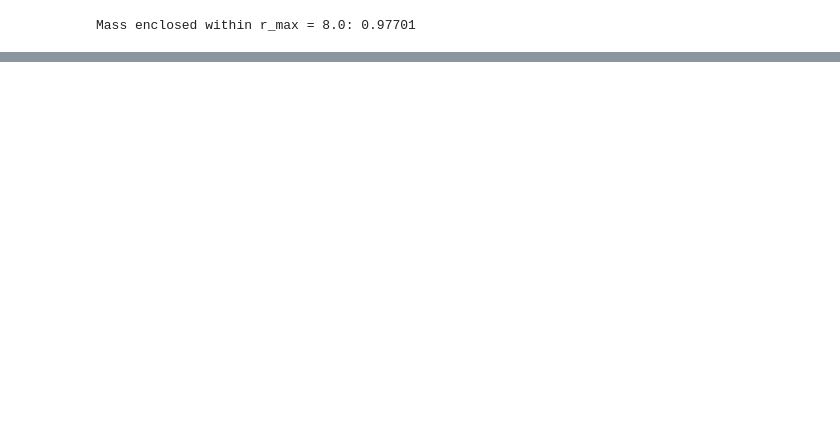
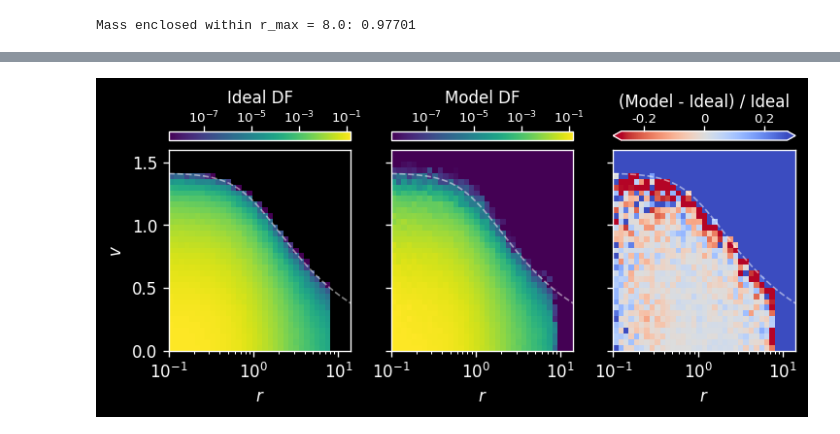
Before and after one commit to gregreen/deep-potential, a Jupyter notebook: scripts/plummer/plummer_sphere_selfn.ipynb, the cells around one changed output, grey strips where cells are left out. Saved outputs shown, nothing was run; the diff lists cells and outputs as text; code cells hidden in the pictures; blank space fills up the shorter version.

```diff
--- a/scripts/plummer/plummer_sphere_selfn.ipynb
+++ b/scripts/plummer/plummer_sphere_selfn.ipynb
@@ -1201,0 +1259,6 @@ array([[ 0.88797769,  0.88858926,  0.88897048,  0.88919491,  0.88897991,
+# %%
+import equinox as eqx
+
+@eqx.filter_jit
+def flow_lnp(eta):
+    return flow_model.log_prob(eta)
@@ -1201,0 +1406,70 @@ array([[ 0.88797769,  0.88858926,  0.88897048,  0.88919491,  0.88897991,
+# %%
+# Reshape back to (n_r_bins, n_v_bins, n_samp_per_bin) and average over samples
+s = grid_shape + (n_samp_per_bin,)
+n_flow.shape = s
+n_ideal.shape = s
+n_flow = np.mean(n_flow, axis=-1)
+n_ideal = np.mean(n_ideal, axis=-1)
+# %%
+from matplotlib.colors import SymLogNorm
+
+# Plot number density in (r,v) space.
+# Use pcolor to deal with log spacing of r bins.
+fig,ax_arr = plt.subplots(1, 3, figsize=(6,2.8), constrained_layout=True)
+
+vmin,vmax = np.percentile(n_ideal[n_ideal > 0], 1.), np.max(n_ideal)
+kw = dict(
+    cmap='viridis',
+    norm=LogNorm(vmin=vmin, vmax=vmax)
+)
+
+# Ideal DF
+ax = ax_arr[0]
+im = ax.pcolormesh(r_bins, v_bins, n_ideal.T, **kw)
+cbar = fig.colorbar(im, ax=ax, location='top', label='Ideal DF')
+cbar.ax.tick_params(labelsize=8, pad=0)
+ax.set_ylabel('$v$')
+
+# Model DF
+ax = ax_arr[1]
+im = ax.pcolormesh(r_bins, v_bins, n_flow.T, **kw)
+cbar = fig.colorbar(im, ax=ax, location='top', label='Model DF')
+cbar.ax.tick_params(labelsize=8, pad=0)
+ax.set_yticklabels([])
+
+# Difference
+ax = ax_arr[2]
+# img = 2 * (n_flow - n_ideal) / (n_flow+n_ideal)
+img = ((n_flow - n_ideal)/(n_ideal+1e-100))
+# img = np.asinh(n_ideal/n_flow - 1)
+vmax = 2*np.nanpercentile(np.abs(img), 50.)
+kw['cmap'] = 'coolwarm_r'
+kw['norm'] = CenteredNorm(halfrange=vmax)
+# kw['norm'] = SymLogNorm(linthresh=vmax, linscale=1000, vmin=-10*vmax, vmax=10*vmax)
+im = ax.pcolormesh(r_bins, v_bins, img.T, **kw)
+cbar = fig.colorbar(
+    im, ax=ax,
+    location='top',
+    label='(Model - Ideal) / Ideal',
+    extend='both'
+)
+cbar.ax.tick_params(labelsize=8, pad=0)
+from matplotlib.ticker import FuncFormatter
+cbar.formatter = FuncFormatter(lambda x, _: f'{x:.1g}')
+cbar.update_ticks()
+ax.set_yticklabels([])
+
+# Plot escape velocity curve on each axis
+r_plot = np.logspace(np.log10(r_bins[0]), np.log10(r_bins[-1]), 256)
+v_esc = np.sqrt(-2*dist_fn.phi(r_plot))
+for ax in ax_arr:
+    ax.set_xscale('log')
+    ax.set_xlim(r_bins[0], r_bins[-1])
+    ax.set_ylim(v_bins[0], v_bins[-1])
+    ax.set_aspect('auto')
+    ax.set_xlabel('$r$')
+    ax.plot(r_plot, v_esc, 'w--', lw=1, alpha=0.5)
+
+plt.show()
+# %% [output]
+[figure, added]
```
Also changed, not shown: parts of 37 cells of this notebook, 1 other file.
